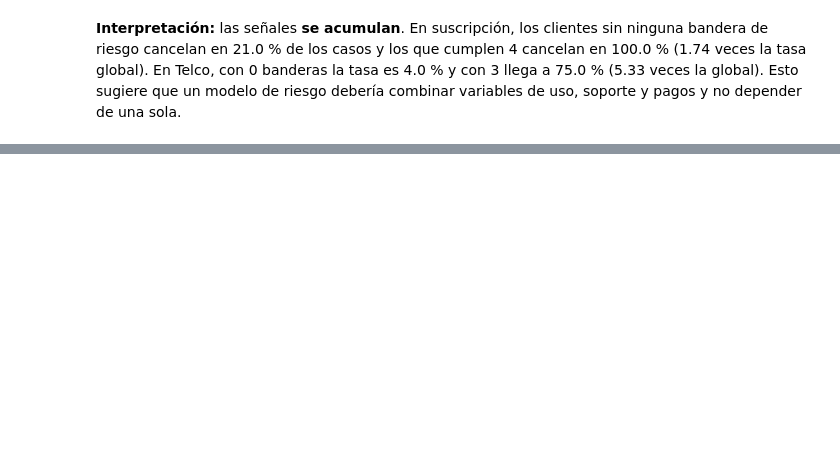
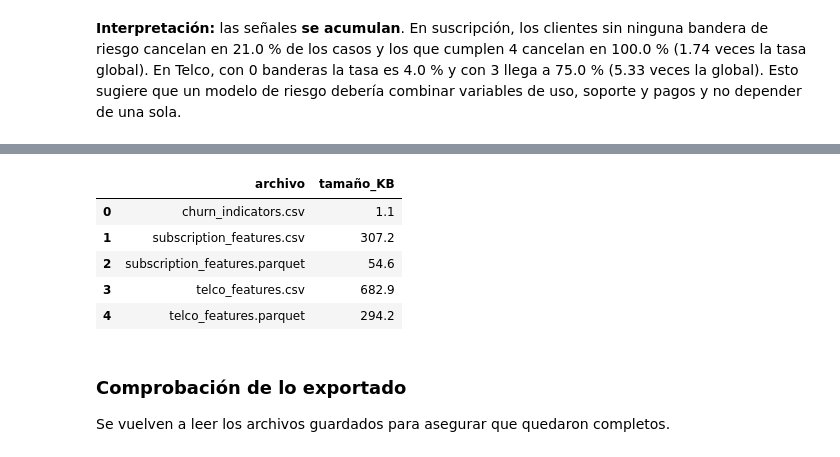
Before and after one commit to nicolasmunosh/proyecto-churn, a Jupyter notebook: notebooks/data_preparation.ipynb, the cells around one changed output, grey strips where cells are left out. Cells and saved outputs as stored; diff of their text form; code cells hidden in the pictures; blank space fills up the shorter version.

```diff
--- a/notebooks/data_preparation.ipynb
+++ b/notebooks/data_preparation.ipynb
@@ -689,0 +836,21 @@ display(Markdown(
+# %%
+sus_final.to_parquet(SALIDA / 'subscription_features.parquet', index=False)
+sus_final.to_csv(SALIDA / 'subscription_features.csv', index=False)
+telco_final.to_parquet(SALIDA / 'telco_features.parquet', index=False)
+telco_final.to_csv(SALIDA / 'telco_features.csv', index=False)
+indicadores.to_csv(SALIDA / 'churn_indicators.csv', index=False)
+
+archivos = pd.DataFrame([{'archivo': p.name, 'tamaño_KB': round(p.stat().st_size / 1e3, 1)}
+                         for p in sorted(SALIDA.iterdir()) if p.is_file() and p.name != '.gitkeep'])
+archivos
+# %% [output]
+|  | archivo | tamaño_KB |
+| 0 | churn_indicators.csv | 1.1 |
+| 1 | subscription_features.csv | 307.2 |
+| 2 | subscription_features.parquet | 54.6 |
+| 3 | telco_features.csv | 682.9 |
+| 4 | telco_features.parquet | 294.2 |
+# %% [markdown]
+### Comprobación de lo exportado
+
+Se vuelven a leer los archivos guardados para asegurar que quedaron completos.
```
Also changed, not shown: parts of 20 cells of this notebook, 5 other files.
